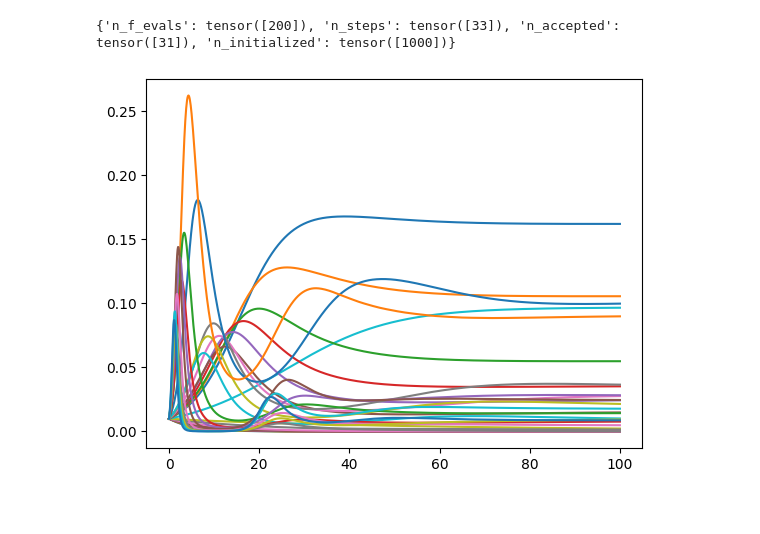
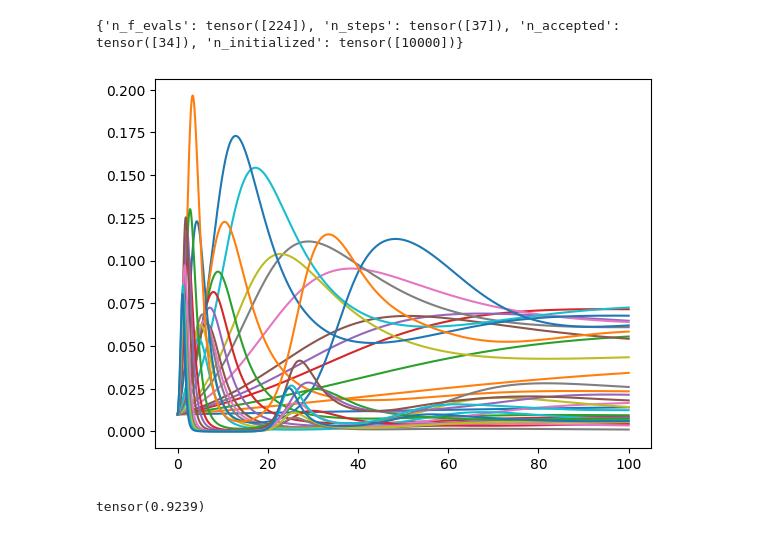
Before and after one commit to jackroedel/GANG-GANG, a Jupyter notebook: GangODE.ipynb, the cells around one changed output. Drawn from its saved outputs; the diff is of its cells as text; code cells hidden in the pictures.

Commit message:
wrong m value

```diff
--- a/GangODE.ipynb
+++ b/GangODE.ipynb
@@ -39,35 +39,40 @@ values = torch.Tensor(values).reshape(31,6)
 split_values = torch.hsplit(values,6)
 
 c=torch.squeeze(split_values[3])
-m=torch.squeeze(split_values[2])
+m=0.6
 # %%
-def dpdt_paper(t,p,c):
-    p0 = torch.squeeze(p)
-    sum_previous = torch.cumsum(p0,dim=0)
+def dpdt_paper(t,p,args):
+    c = args[0]
+    m = args[1]
+    sum_previous = torch.cumsum(torch.squeeze(p),dim=0)
     sum_previous = torch.cat((torch.tensor([0]),sum_previous[0:-1]))
 
-    dpdt = c*p*(1-p-p*sum_previous)-(.8*p)-sum_previous*(c*sum_previous*p)
+    dpdt = c*p*(1-p-p*sum_previous)-(m*p)-sum_previous*(c*sum_previous*p)
 
     return(dpdt)
 
 p0 = 0.01 * torch.ones(31)
 p0 = p0[None,:]
-n_steps = 1000
+n_steps = 10000
 t_eval = torch.linspace(0, 100, n_steps)
 t_eval = t_eval[None,:]
 
 term = to.ODETerm(dpdt_paper,with_args=True)
 step_method = to.Dopri5(term=term)
 step_size_controller = to.IntegralController(atol=1e-6, rtol=1e-3, term=term)
 solver = to.AutoDiffAdjoint(step_method, step_size_controller)
 #jit_solver = torch.compile(solver)
 
-sol = solver.solve(to.InitialValueProblem(t_eval=t_eval,y0=p0),args=c)
+sol = solver.solve(to.InitialValueProblem(t_eval=t_eval,y0=p0),args=(c,m))
 print(sol.stats)
 # => {'n_f_evals': tensor([26, 26]), 'n_steps': tensor([4, 2]),
 # =>  'n_accepted': tensor([4, 2]), 'n_initialized': tensor([10, 10])}
 
 plt.plot(sol.ts[0], sol.ys[0]) ;
 # %% [output]
-{'n_f_evals': tensor([200]), 'n_steps': tensor([33]), 'n_accepted': tensor([31]), 'n_initialized': tensor([1000])}
+{'n_f_evals': tensor([224]), 'n_steps': tensor([37]), 'n_accepted': tensor([34]), 'n_initialized': tensor([10000])}
-[figure, old version]
+[figure, new version]
+# %%
+print(torch.sum(sol.ys[0][-1]))
+# %% [output]
+tensor(0.9239)
```
